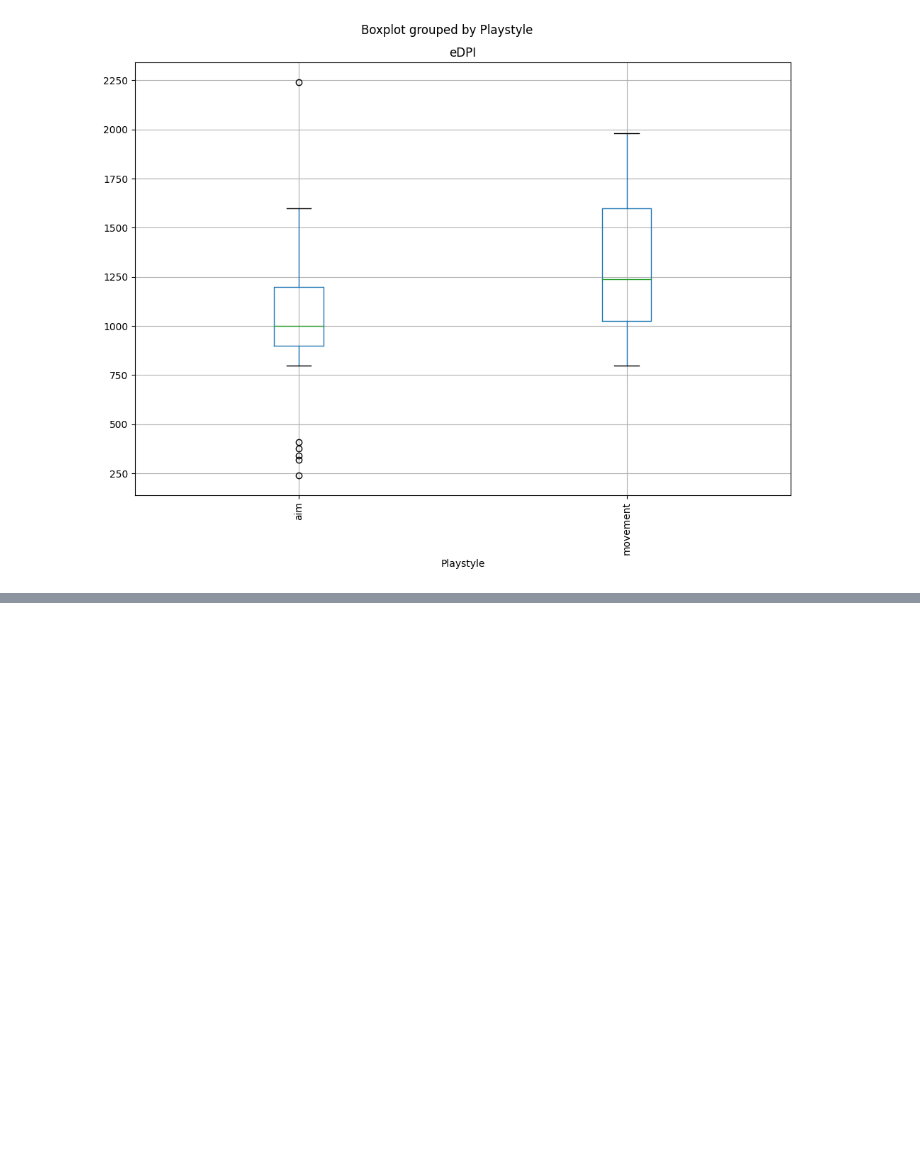
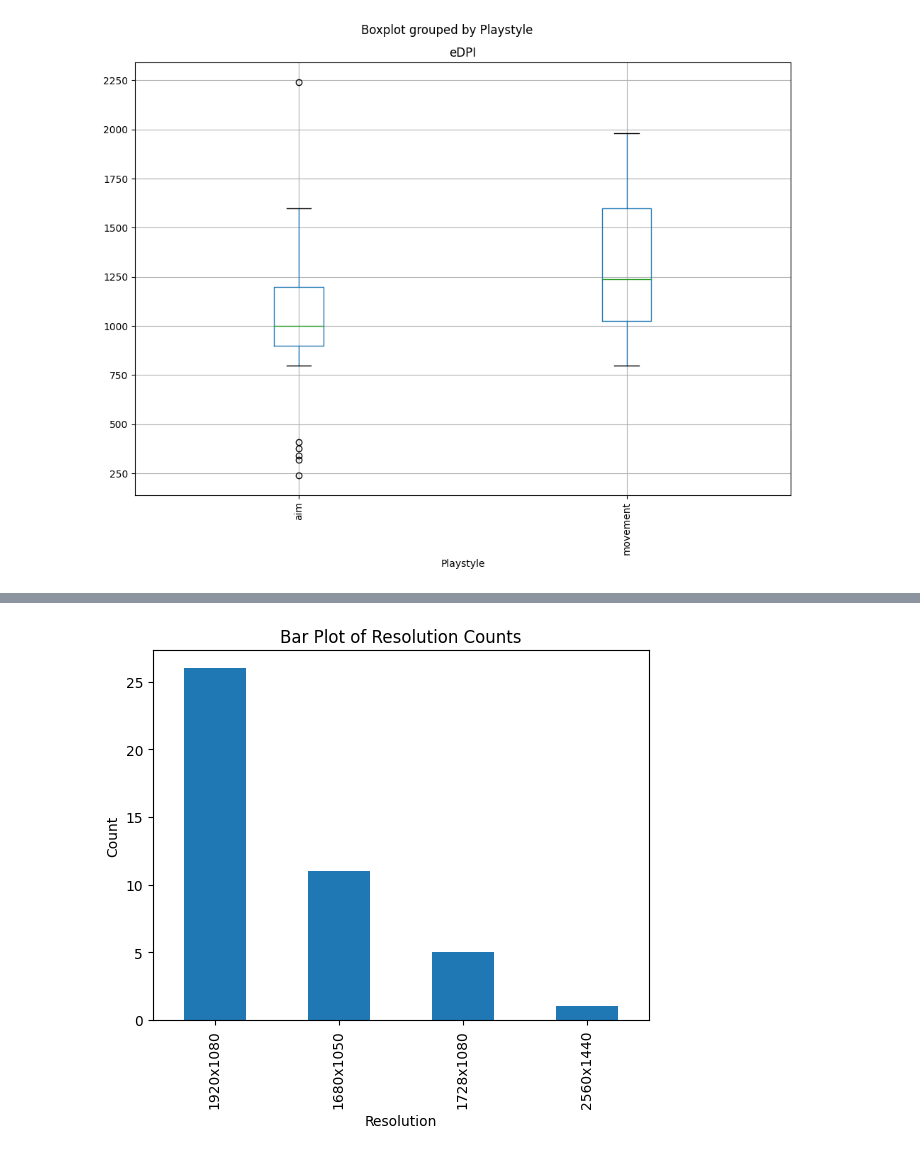
Before and after one commit to RoloNatt/PlayerSensGrip, a Jupyter notebook: stats_prob.ipynb, the cells around one changed output, grey strips where cells are left out. Saved outputs shown, nothing was run; the diff lists cells and outputs as text; code cells hidden in the pictures; blank space fills up the shorter version.

```diff
--- a/stats_prob.ipynb
+++ b/stats_prob.ipynb
@@ -148,0 +152,16 @@ plt.show()
+# %%
+# count the frequency of each unique resolution
+resolution_counts = df['Resolution'].value_counts()
+
+# create a bar plot of the resolution counts
+resolution_counts.plot(kind='bar')
+
+# add labels and title to the plot
+plt.xlabel('Resolution')
+plt.ylabel('Count')
+plt.title('Bar Plot of Resolution Counts')
+
+# display the plot
+plt.show()
+# %% [output]
+[figure, added]
```
Also changed, not shown: parts of 23 cells of this notebook.
